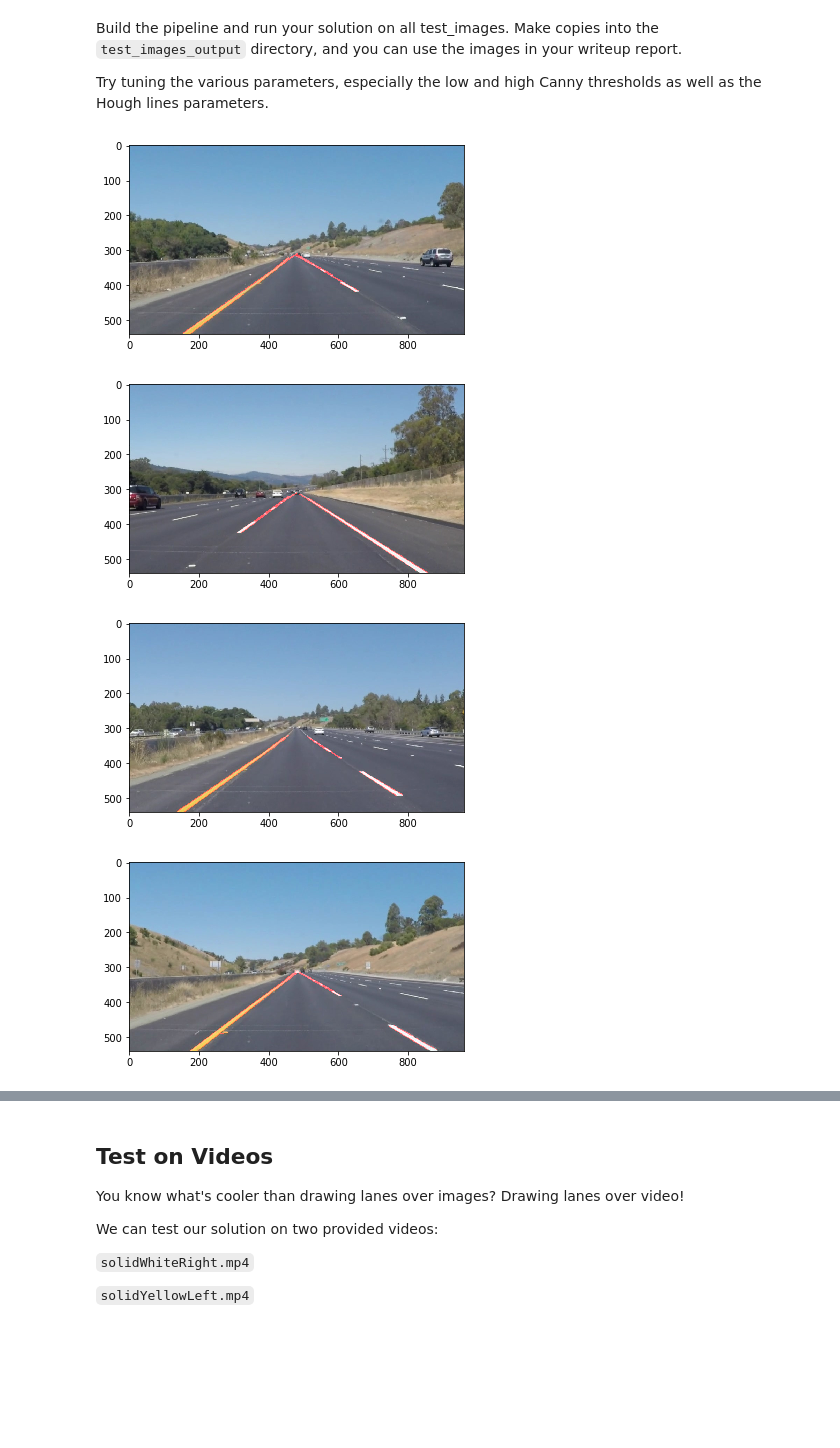
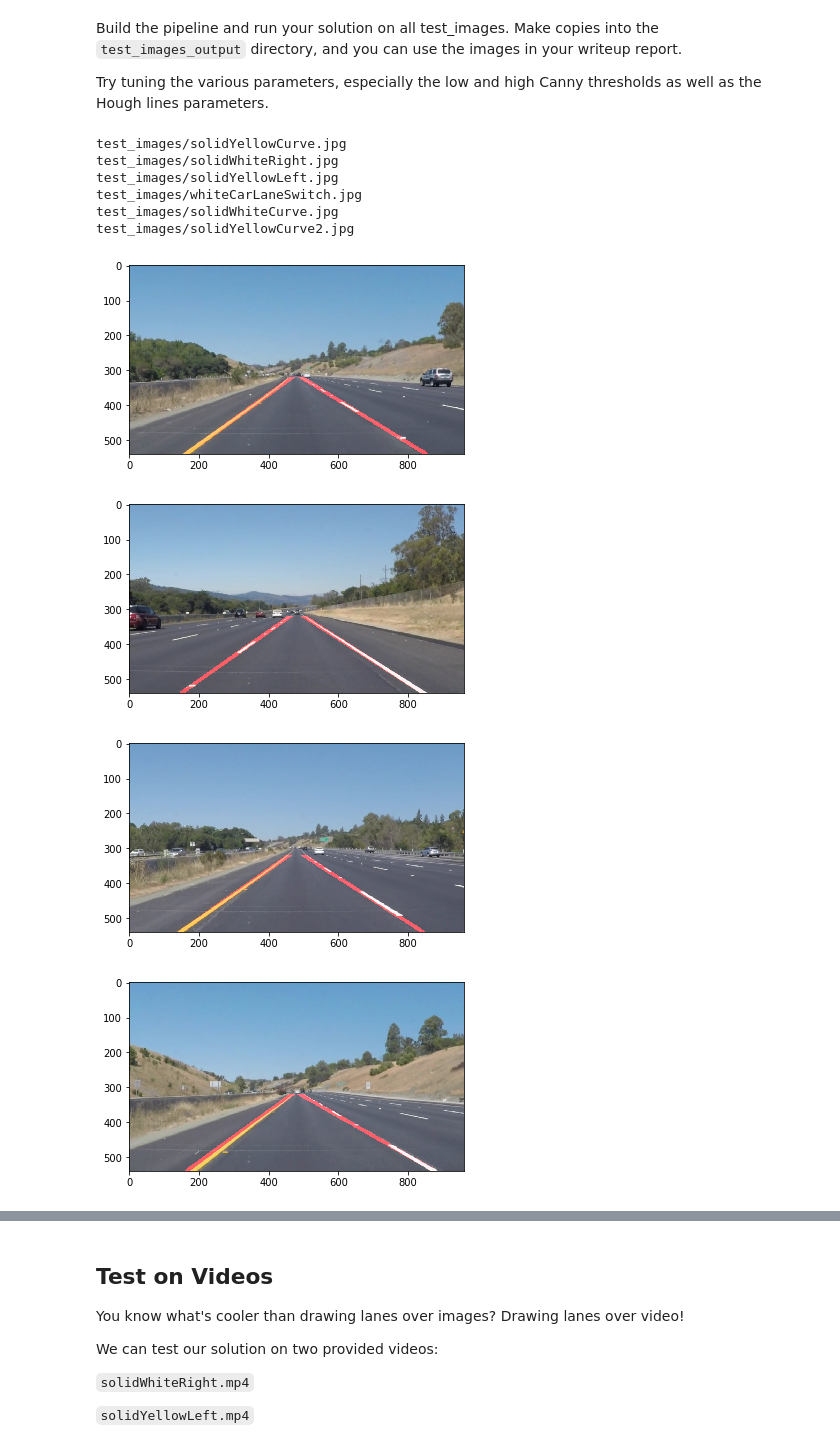
Before and after one commit to dust007/CarND-LaneLines-P1, a Jupyter notebook: P1.ipynb, the cells around one changed output, grey strips where cells are left out. Saved outputs shown, nothing was run; the diff lists cells and outputs as text; code cells hidden in the pictures; blank space fills up the shorter version.

```diff
--- a/P1.ipynb
+++ b/P1.ipynb
@@ -200,37 +242,46 @@ Try tuning the various parameters, especially the low and high Canny thresholds
 def draw_lines_on_image(image):
     gray = grayscale(image)
 
     blur_gray = gaussian_blur(gray, 5)
 
     edges = canny(blur_gray, 50, 150)
 
     imshape = image.shape
     vertices = np.array([[(0,imshape[0]),
-                          (imshape[1]/2, 310),
-                          (imshape[1]/2, 310),
+                          (imshape[1]/2-30, 320),
+                          (imshape[1]/2+30, 320),
                           (imshape[1],imshape[0])]], dtype=np.int32)
     masked_edges = region_of_interest(edges, vertices)
 
     rho = 2 # distance resolution in pixels of the Hough grid
     theta = np.pi/180 # angular resolution in radians of the Hough grid
     threshold = 15     # minimum number of votes (intersections in Hough grid cell)
     min_line_len = 40 #minimum number of pixels making up a line
     max_line_gap = 30    # maximum gap in pixels between connectable line segments
     line_image = hough_lines(masked_edges, rho, theta, threshold, min_line_len, max_line_gap)
 
+    line_image = region_of_interest(line_image, vertices)
     lines_edges = weighted_img(image, line_image)
     return lines_edges
 
 source = "test_images/"
+target = "test_images_output/"
 for fn in os.listdir(source):
 
     image = mpimg.imread(os.path.join(source, fn))
-#     plt.imshow(image)
+    print(os.path.join(source, fn))
     image_with_lines = draw_lines_on_image(image)
     plt.figure()
     plt.imshow(image_with_lines)
+    plt.savefig(os.path.join(target, fn.split('.')[0] + "_line.png"))
 # %% [output]
+test_images/solidYellowCurve.jpg
+test_images/solidWhiteRight.jpg
+test_images/solidYellowLeft.jpg
+test_images/whiteCarLaneSwitch.jpg
+test_images/solidWhiteCurve.jpg
+test_images/solidYellowCurve2.jpg
-[figure, old version]
+[figure, new version]
-[figure, old version]
+[figure, new version]
-[figure, old version]
+[figure, new version]
-[figure, old version]
+[figure, new version]
```
Also changed, not shown: parts of 4 cells of this notebook, 8 other files.
